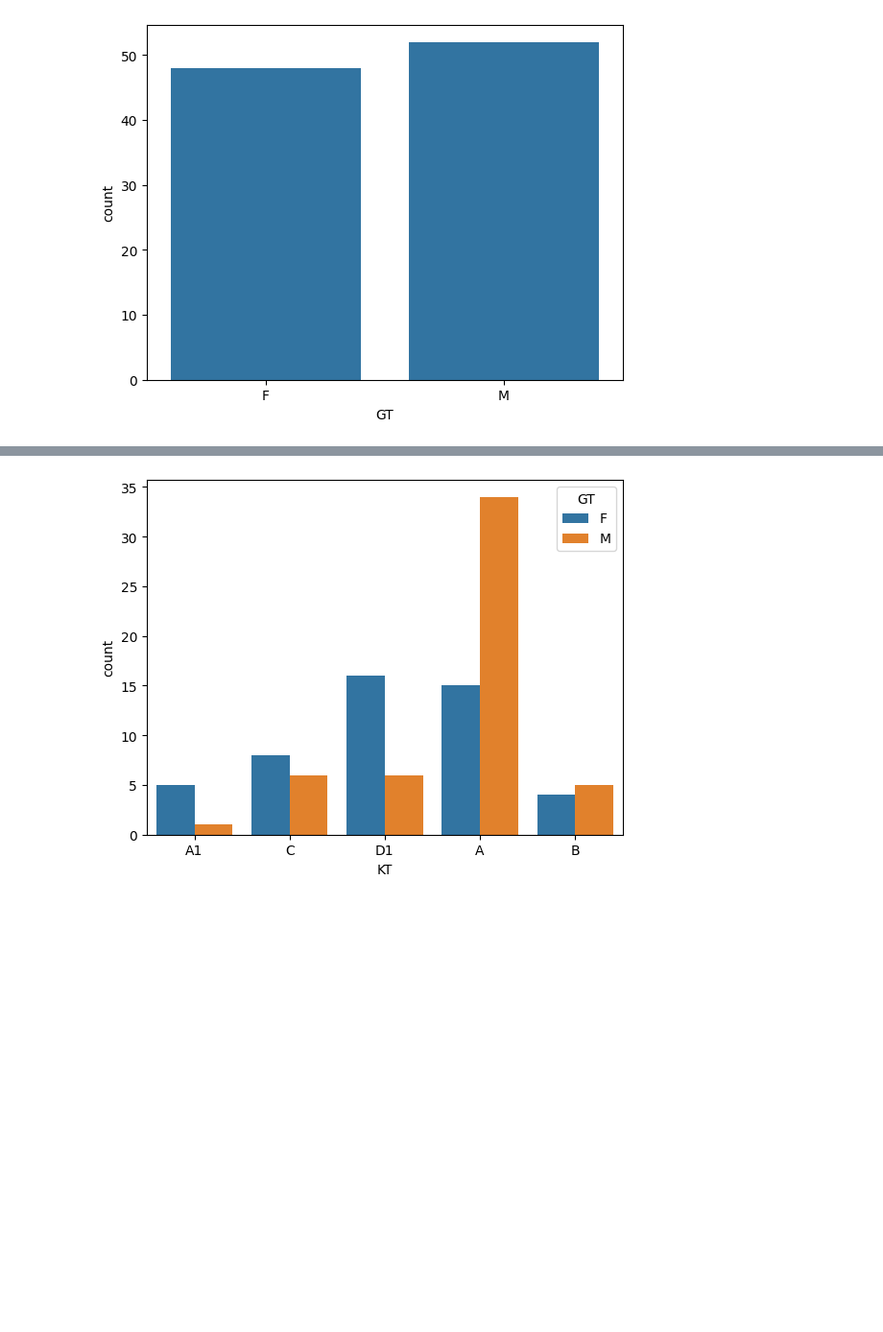
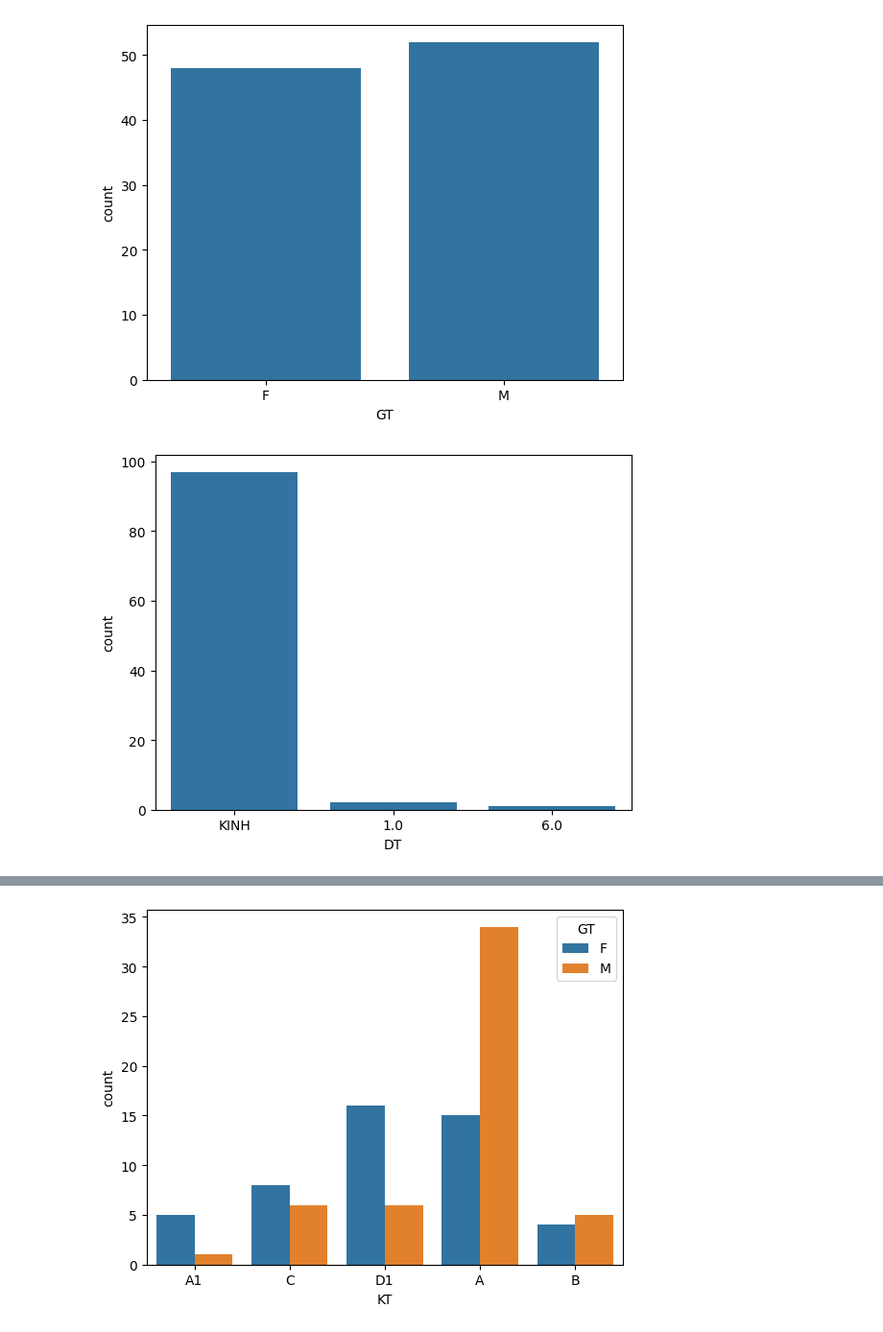
Before and after one commit to trgcghai/Code-data-1, a Jupyter notebook: tuan2.ipynb, the cells around one changed output, grey strips where cells are left out. Shown at 96% size. Drawn from its saved outputs; the diff is of its cells as text; code cells hidden in the pictures; blank space fills up the shorter version.

```diff
--- a/tuan2.ipynb
+++ b/tuan2.ipynb
@@ -306,3 +322,8 @@ sns.countplot(x='GT', data=df)
 plt.show()
 # %% [output]
 [figure]
+# %%
+sns.countplot(x='DT', data=df)
+plt.show()
+# %% [output]
+[figure, added]
```
Also changed, not shown: parts of 11 cells of this notebook, 1 other file.
